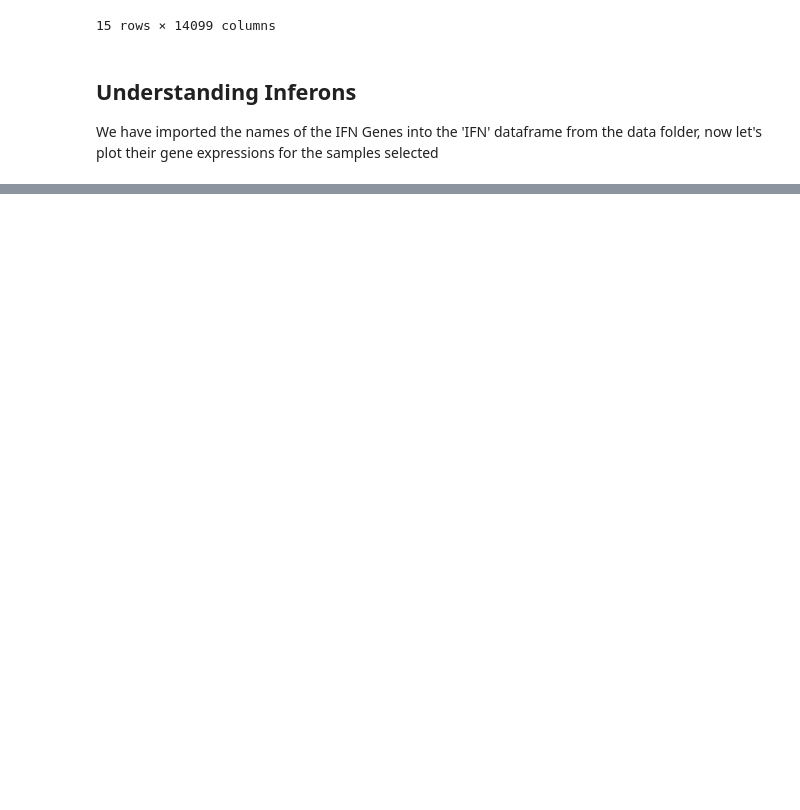
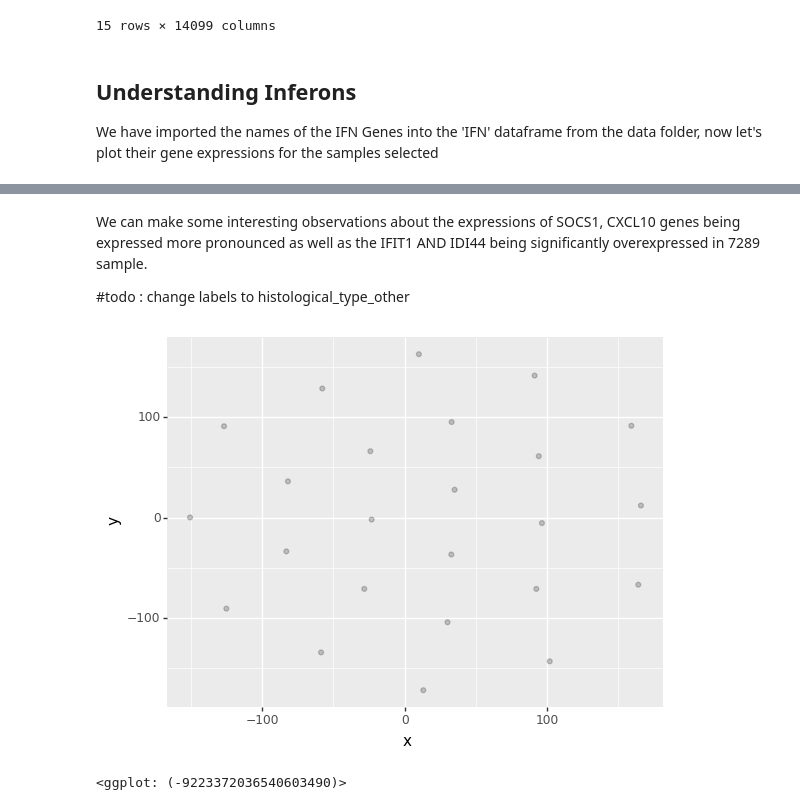
Before and after one commit to vaniisgh/PAAD_Analysis, a Jupyter notebook: Analysis.ipynb, the cells around one changed output, grey strips where cells are left out. Cells and saved outputs as stored; diff of their text form; code cells hidden in the pictures; blank space fills up the shorter version.

```diff
--- a/Analysis.ipynb
+++ b/Analysis.ipynb
@@ -362,0 +355,21 @@ display(IFN)
+# %% [markdown]
+We can make some interesting observations about the expressions of SOCS1, CXCL10 genes being expressed more pronounced as well as the IFIT1 AND IDI44 being significantly overexpressed in 7289 sample.
+
+#todo : change labels to histological_type_other
+# %%
+from GSVA import gsva, gmt_to_dataframe
+
+# Some extras to look at the high dimensional data
+from plotnine import *
+from sklearn.manifold import TSNE
+
+
+XV = TSNE(n_components=2).\
+    fit_transform(adenocarcinoma_tumor_samples[IFN].T)
+df = pd.DataFrame(XV).rename(columns={0:'x',1:'y'})
+(ggplot(df,aes(x='x',y='y'))
+ + geom_point(alpha=0.2)
+)
+# %% [output]
+[figure, added]
+<ggplot: (-9223372036540603490)>
```
Also changed, not shown: parts of 9 cells of this notebook.
